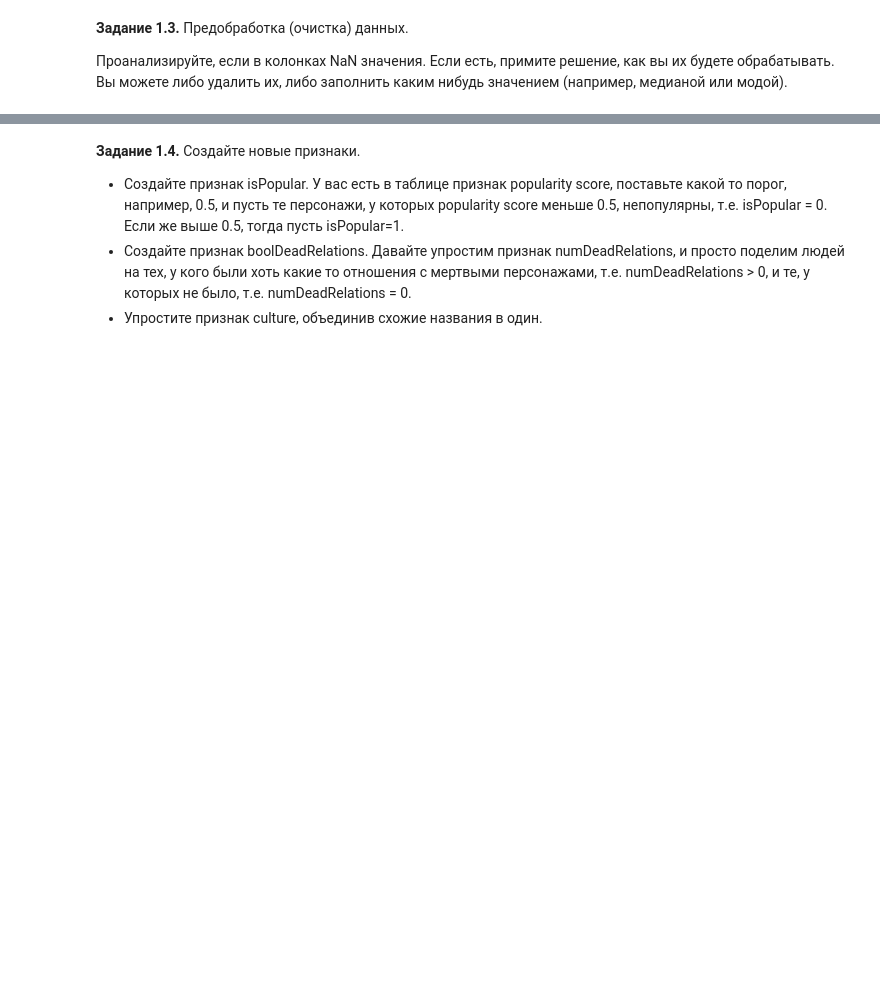
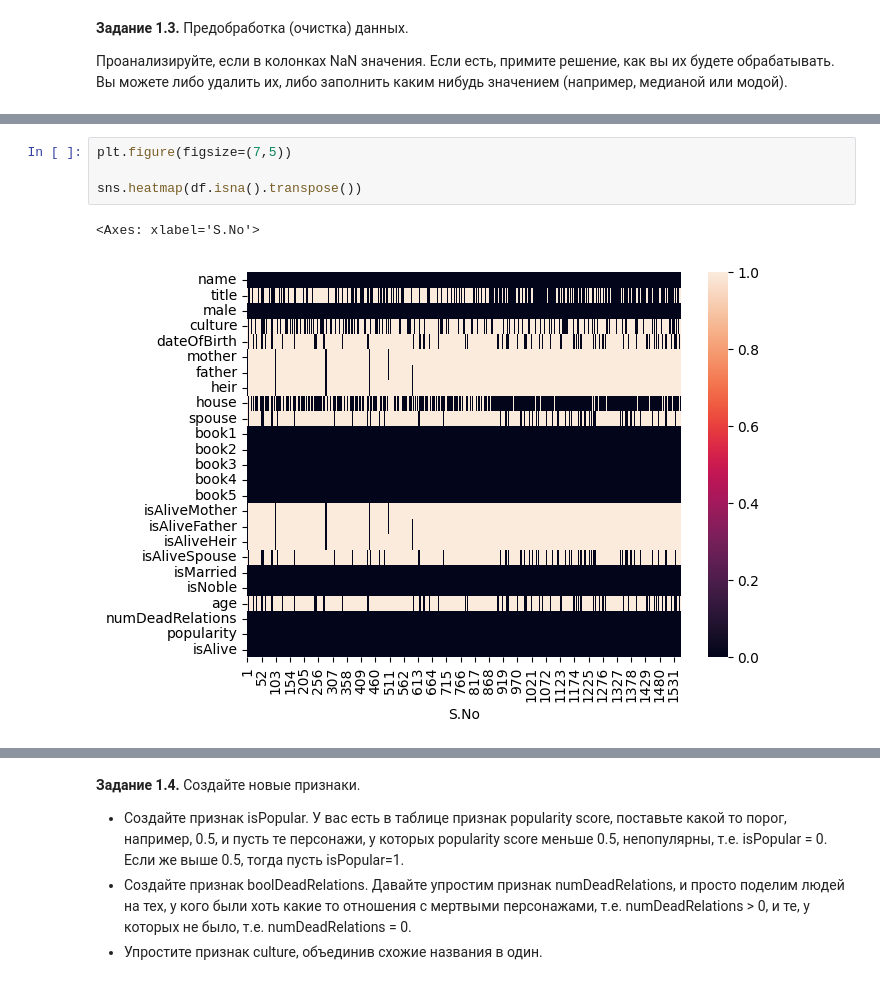
Before and after one commit to episode16/Py, a Jupyter notebook: DLS_mipt/game_of_thrones_hw1/hw_1_game_of_thrones_ipynb.ipynb, the cells around one changed output, grey strips where cells are left out. Drawn from its saved outputs; the diff is of its cells as text; blank space fills up the shorter version.

```diff
--- a/DLS_mipt/game_of_thrones_hw1/hw_1_game_of_thrones_ipynb.ipynb
+++ b/DLS_mipt/game_of_thrones_hw1/hw_1_game_of_thrones_ipynb.ipynb
@@ -114,0 +167,7 @@ df = pd.read_csv('/content/game_of_thrones_train.csv', index_col = 'S.No')
+# %%
+plt.figure(figsize=(7,5))
+
+sns.heatmap(df.isna().transpose())
+# %% [output]
+<Axes: xlabel='S.No'>
+[figure, added]
```
Also changed, not shown: parts of 143 cells of this notebook.
